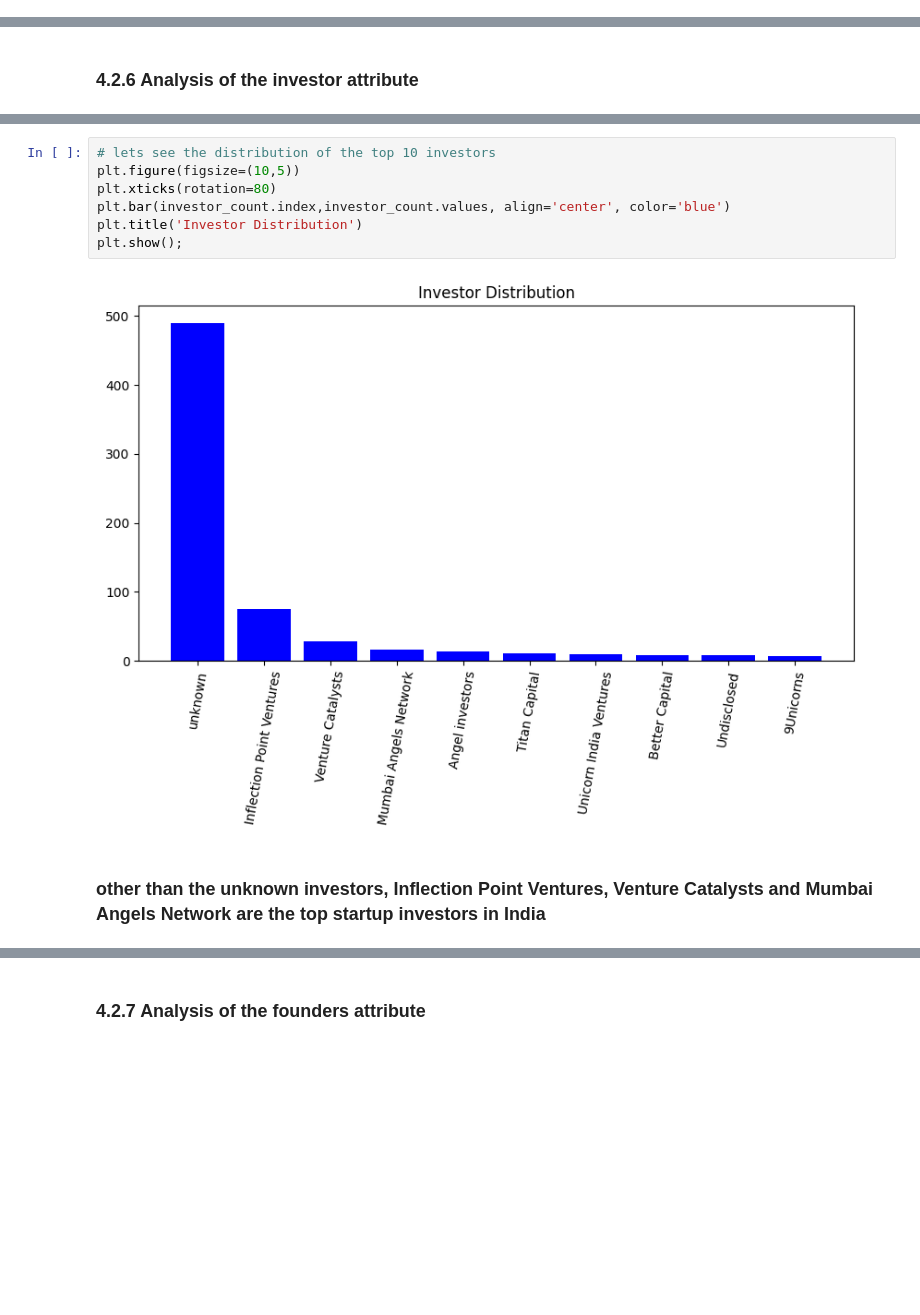
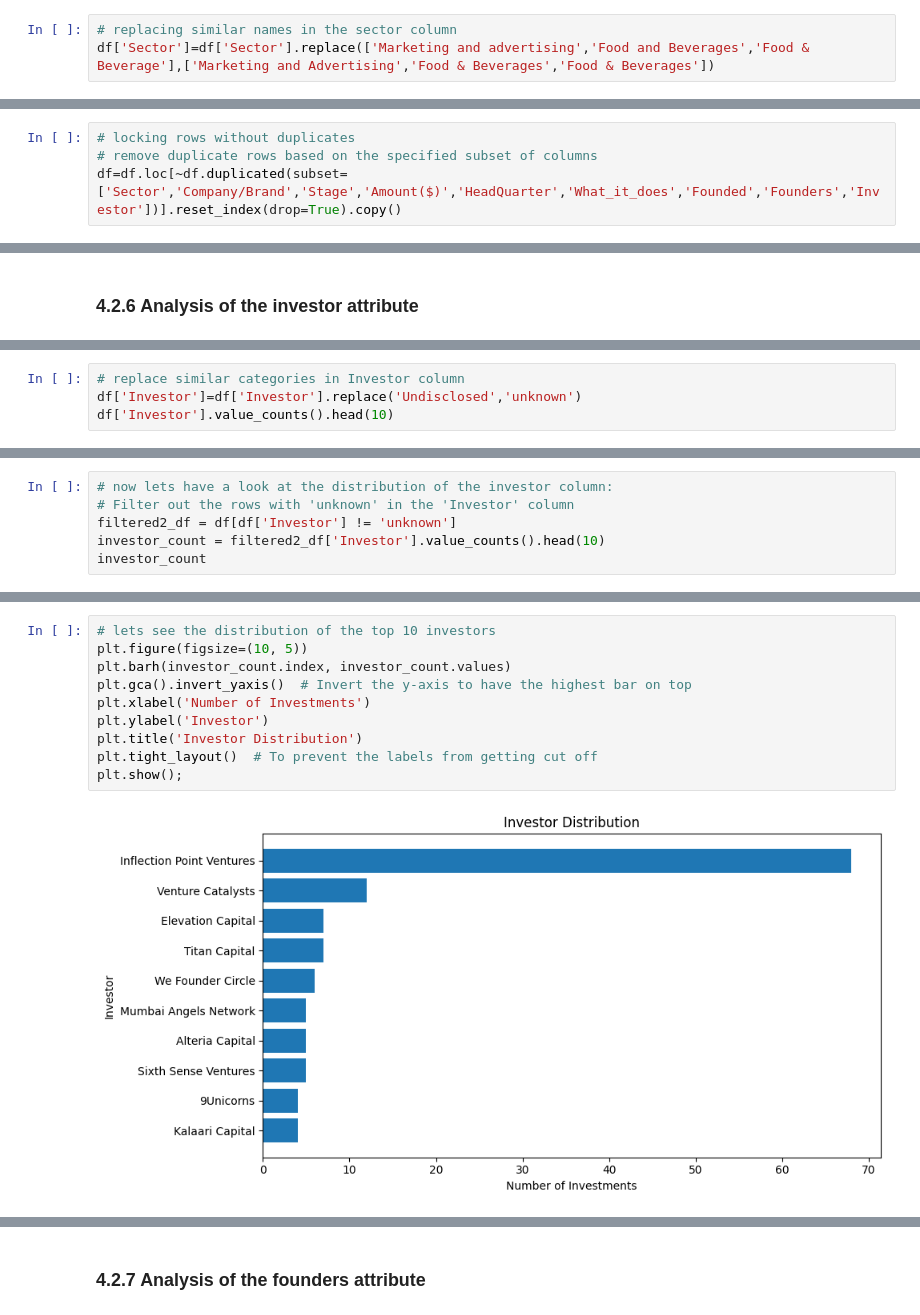
Before and after one commit to mancatha/India-startup-ecosytem-analysis, a Jupyter notebook: Notebook/merge_dataset.ipynb, the cells around one changed output, grey strips where cells are left out. Drawn from its saved outputs; the diff is of its cells as text; blank space fills up the shorter version.

```diff
--- a/Notebook/merge_dataset.ipynb
+++ b/Notebook/merge_dataset.ipynb
@@ -361,3 +379,6 @@ array(['Media & Entertainment', 'Agriculture', 'Finance', 'E-commerce',
        'Sports', 'Real Estate', 'Manufacturing', 'Human Resources',
        'Health', 'Marketing and Advertising', 'Food and Beverages',
        'Accomodation', 'Food & Beverages'], dtype=object)
+# %%
+# replacing similar names in the sector column
+df['Sector']=df['Sector'].replace(['Marketing and advertising','Food and Beverages','Food & Beverage'],['Marketing and Advertising','Food & Beverages','Food & Beverages'])
@@ -416,0 +437,4 @@ df = df[(df['Amount($)'] >= lower_bound) & (df['Amount($)'] <= upper_bound)]
+# %%
+# locking rows without duplicates
+# remove duplicate rows based on the specified subset of columns
+df=df.loc[~df.duplicated(subset=['Sector','Company/Brand','Stage','Amount($)','HeadQuarter','What_it_does','Founded','Founders','Investor'])].reset_index(drop=True).copy()
@@ -635 +734,5 @@ Undisclosed                    9
 Name: count, dtype: int64
+# %%
+# replace similar categories in Investor column
+df['Investor']=df['Investor'].replace('Undisclosed','unknown')
+df['Investor'].value_counts().head(10)
@@ -635,0 +752,6 @@ Name: count, dtype: int64
+# %%
+# now lets have a look at the distribution of the investor column:
+# Filter out the rows with 'unknown' in the 'Investor' column
+filtered2_df = df[df['Investor'] != 'unknown']
+investor_count = filtered2_df['Investor'].value_counts().head(10)
+investor_count
@@ -636,11 +771,12 @@ Name: count, dtype: int64
 # %%
 # lets see the distribution of the top 10 investors
-plt.figure(figsize=(10,5))
-plt.xticks(rotation=80)
-plt.bar(investor_count.index,investor_count.values, align='center', color='blue')
+plt.figure(figsize=(10, 5))
+plt.barh(investor_count.index, investor_count.values)
+plt.gca().invert_yaxis()  # Invert the y-axis to have the highest bar on top
+plt.xlabel('Number of Investments')
+plt.ylabel('Investor')
 plt.title('Investor Distribution')
+plt.tight_layout()  # To prevent the labels from getting cut off
 plt.show();
 # %% [output]
-[figure, old version]
+[figure, new version]
-# %% [markdown]
-### other than the unknown investors, Inflection Point Ventures, Venture Catalysts and Mumbai Angels Network are the top startup investors in India
```
Also changed, not shown: parts of 83 cells of this notebook, 9 other files.
